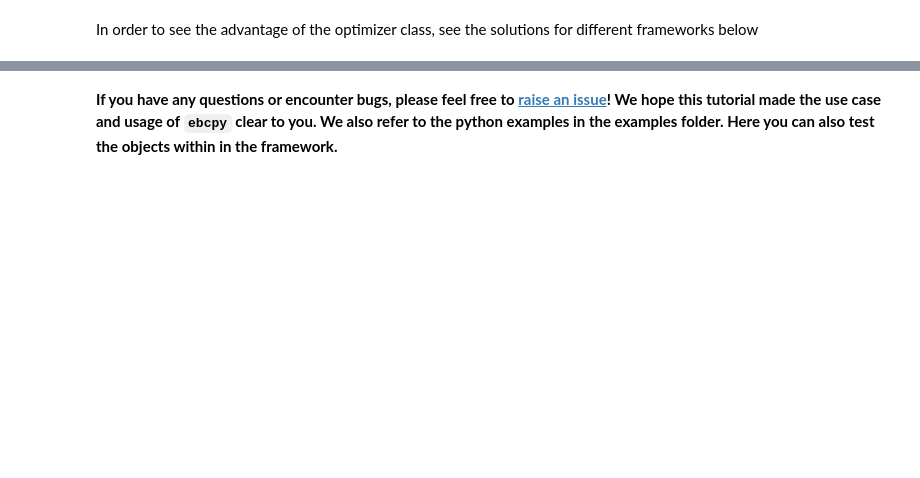
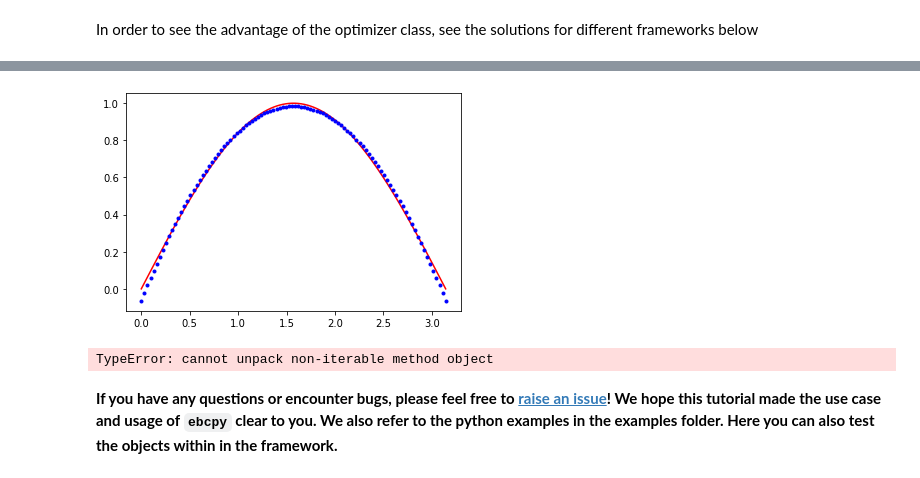
Before and after one commit to RWTH-EBC/ebcpy, a Jupyter notebook: tutorial/tutorial.ipynb, the cells around one changed output, grey strips where cells are left out. Drawn from its saved outputs; the diff is of its cells as text; code cells hidden in the pictures; blank space fills up the shorter version.

Commit message:
Fix Tests and change output to TimeSeriesData

```diff
--- a/tutorial/tutorial.ipynb
+++ b/tutorial/tutorial.ipynb
@@ -264,9 +270,18 @@ plt.show()
 # %%
 res = mco.optimize(framework="dlib_minimize",
-                   num_function_calls=1  # Limit number of function calls
+                   num_function_calls=1000  # Limit number of function calls
                    )
 plt.plot(data, goal, "r")
 plt.plot(data, res.x[0] * data ** 2 + res.x[1] * data + res.x[2], "b.")
 plt.show()
+# %% [output]
+[figure, added]
+# %%
+res = mco.optimize(framework="pymoo")
+plt.plot(data, goal, "r")
+plt.plot(data, res.x[0] * data ** 2 + res.x[1] * data + res.x[2], "b.")
+plt.show()
+# %% [output]
+TypeError: cannot unpack non-iterable method object
 # %% [markdown]
 **If you have any questions or encounter bugs, please feel free to [raise an issue](https://git.rwth-aachen.de/EBC/EBC_all/Python/ebcpy/issues)! We hope this tutorial made the use case and usage of `ebcpy` clear to you. We also refer to the python examples in the examples folder. Here you can also test the objects within in the framework.**
```
Also changed, not shown: parts of 3 cells of this notebook, 4 other files.
